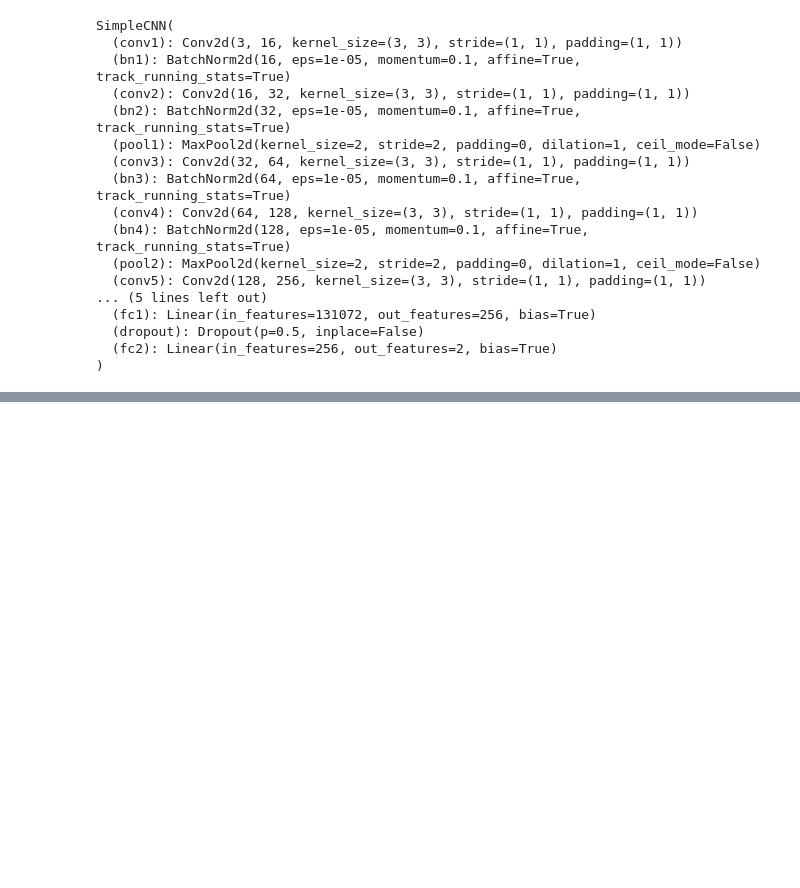
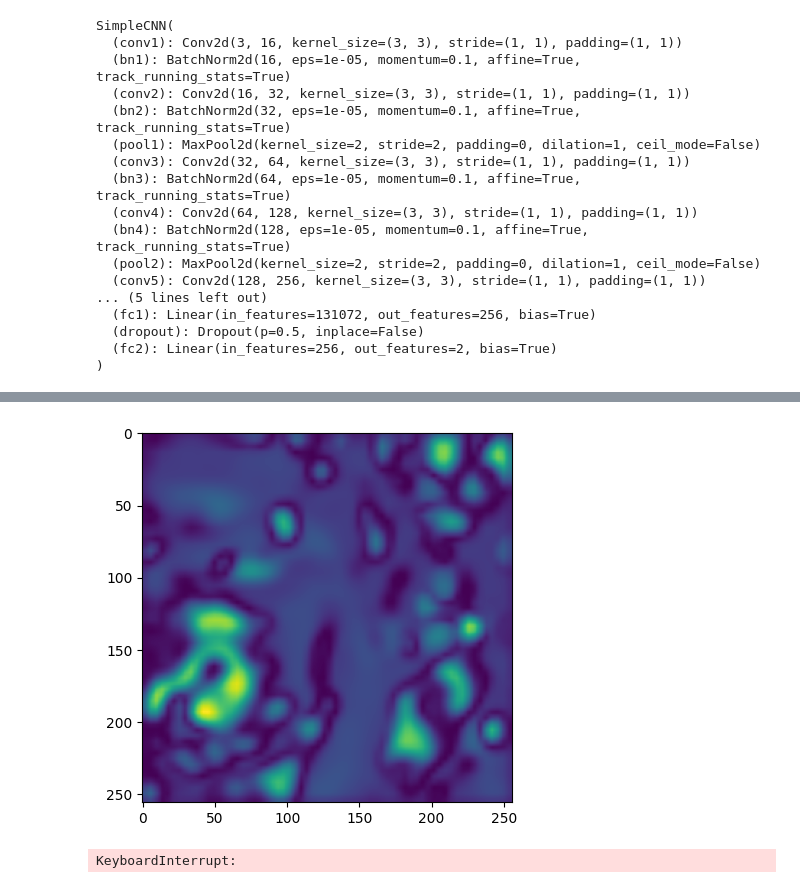
Before and after one commit to e-platini/INF-8605, a Jupyter notebook: main.ipynb, the cells around one changed output, grey strips where cells are left out. Cells and saved outputs as stored; diff of their text form; code cells hidden in the pictures; blank space fills up the shorter version.

```diff
--- a/main.ipynb
+++ b/main.ipynb
@@ -146,0 +197,11 @@ SimpleCNN(
+# %%
+grayscale_cam = cv2.normalize(grayscale_cam, None, alpha=0, beta=1, norm_type=cv2.NORM_MINMAX)
+# %%
+plt.imshow(grayscale_cam)
+plt.show()
+# %% [output]
+[figure, added]
+# %%
+print()
+# %% [output]
+KeyboardInterrupt:
```
Also changed, not shown: parts of 7 cells of this notebook, 5 other files.
